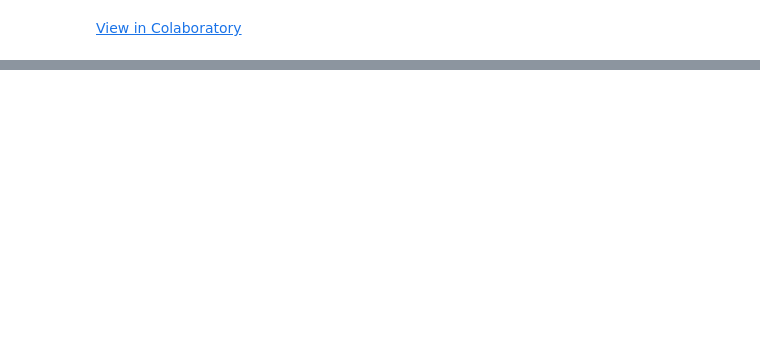
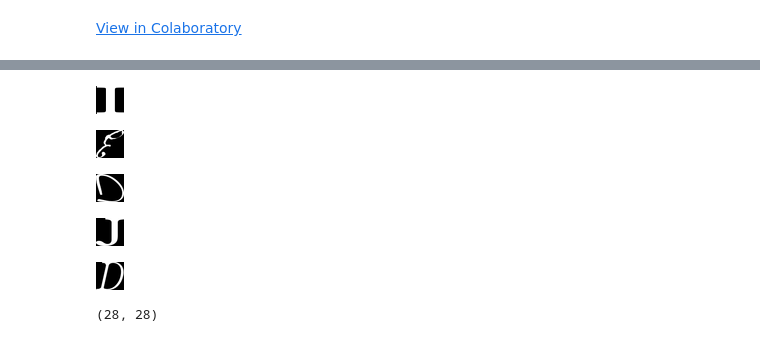
Before and after one commit to toanchitran/tensorflow, a Jupyter notebook: notmnist.ipynb, the cells around one changed output, grey strips where cells are left out. Drawn from its saved outputs; the diff is of its cells as text; code cells hidden in the pictures; blank space fills up the shorter version.

```diff
--- a/notmnist.ipynb
+++ b/notmnist.ipynb
@@ -102,0 +125,11 @@ AttributeError: ignored
+# %%
+#Dispplay test data set image samples
+
+for i in np.arange(5):
+  display(Image(filename=np.random.choice(get_file_paths(np.random.choice(test_data_paths)))))
+# %% [output]
+[figure, added]
+[figure, added]
+[figure, added]
+[figure, added]
+[figure, added]
@@ -102,0 +142,4 @@ AttributeError: ignored
+# %%
+image_data.shape
+# %% [output]
+(28, 28)
```
Also changed, not shown: parts of 28 cells of this notebook.
